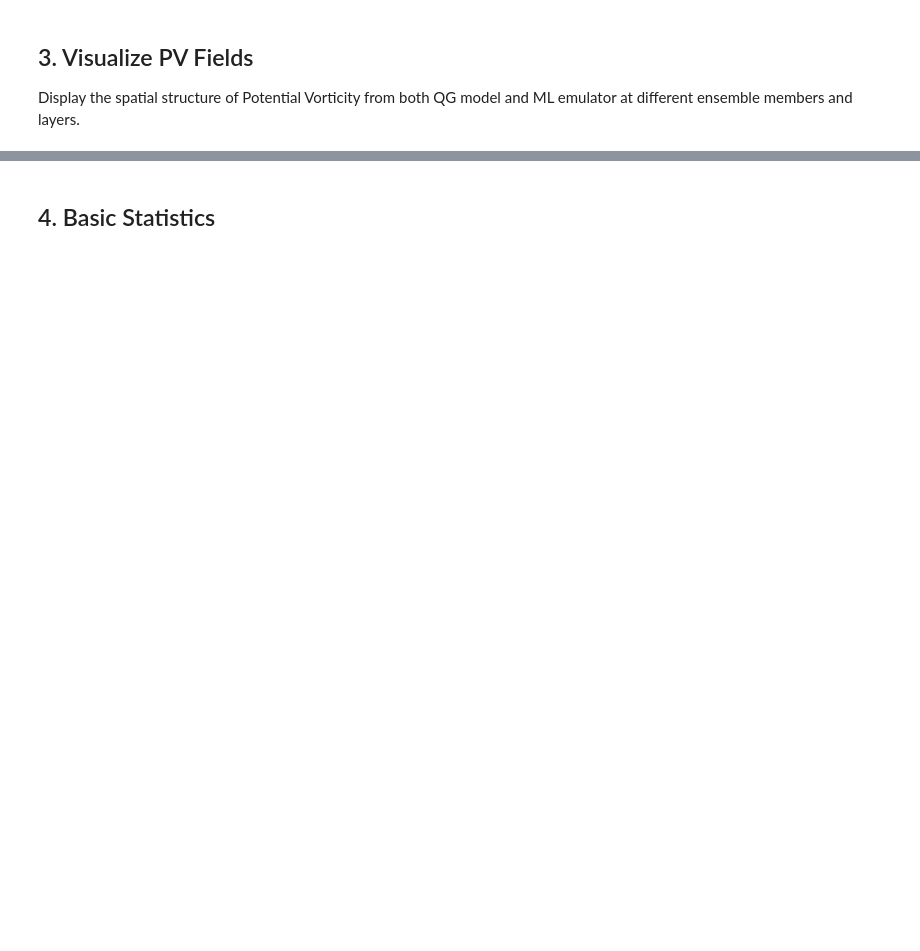
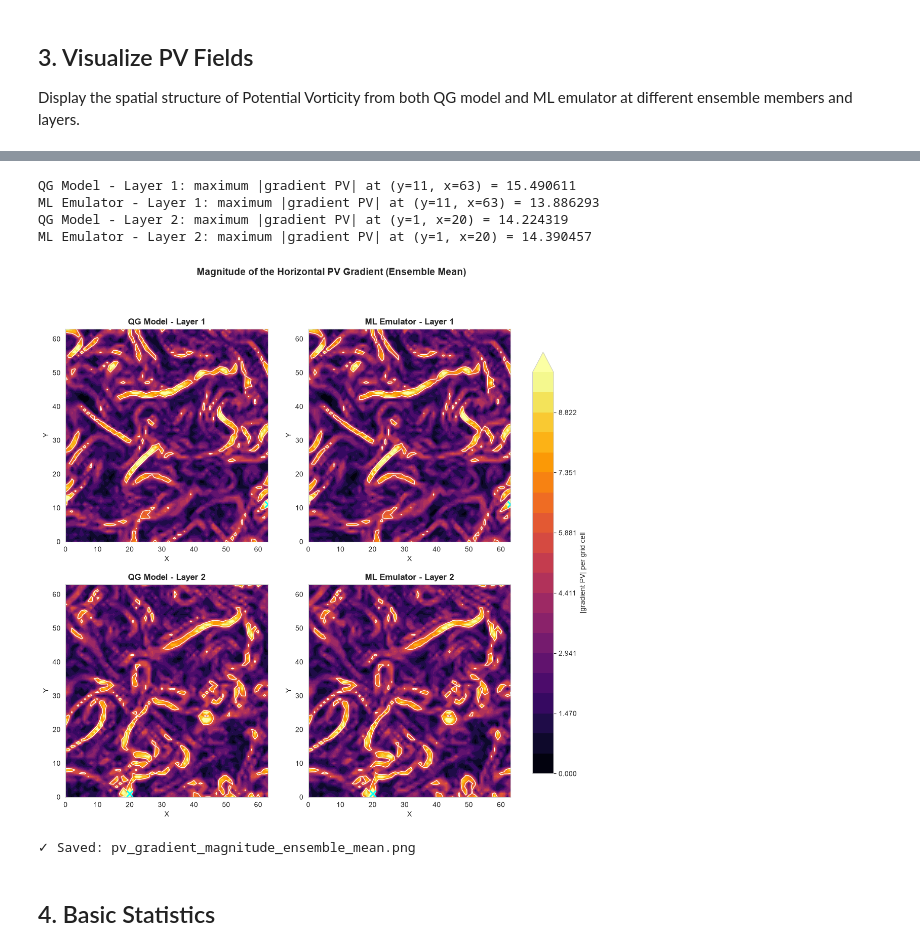
Before and after one commit to diegocarrio/QG_ML_Emulator, a Jupyter notebook: QG_ML_Analysis.ipynb, the cells around one changed output, grey strips where cells are left out. Drawn from its saved outputs; the diff is of its cells as text; code cells hidden in the pictures; blank space fills up the shorter version.

```diff
--- a/QG_ML_Analysis.ipynb
+++ b/QG_ML_Analysis.ipynb
@@ -121,3 +148,63 @@ print("✓ Saved: pv_fields_ensemble_mean.png")
+# %%
+# Compute the horizontal gradient magnitude of each ensemble-mean PV field
+def gradient_magnitude(field):
+    grad_y, grad_x = np.gradient(np.asarray(field))
+    return np.hypot(grad_x, grad_y)
+
+gradient_fields = [
+    gradient_magnitude(pv_qg_mean_l0),
+    gradient_magnitude(pv_ml_mean_l0),
+    gradient_magnitude(pv_qg_mean_l1),
+    gradient_magnitude(pv_ml_mean_l1),
+]
+
+gradient_titles = [
+    'QG Model - Layer 1',
+    'ML Emulator - Layer 1',
+    'QG Model - Layer 2',
+    'ML Emulator - Layer 2',
+]
+
+# Use a common color scale so that all panels can be compared directly
+vmax = np.percentile(np.concatenate([field.ravel() for field in gradient_fields]), 99)
+levels = np.linspace(0, vmax, 21)
+
+fig, axes = plt.subplots(2, 2, figsize=(14, 12))
+
+for ax, gradient, title in zip(axes.flat, gradient_fields, gradient_titles):
+    image = ax.contourf(gradient, levels=levels, cmap='inferno', extend='max')
+
+    # Delimit the 10% strongest gradients in this field
+    strong_gradient_threshold = np.percentile(gradient, 90)
+    ax.contour(
+        gradient,
+        levels=[strong_gradient_threshold],
+        colors='white',
+        linewidths=1.0,
+    )
+
+    # Mark the grid point containing the maximum gradient
+    max_y, max_x = np.unravel_index(np.argmax(gradient), gradient.shape)
+    ax.plot(max_x, max_y, marker='x', color='cyan', markersize=9, markeredgewidth=2)
+    ax.set_title(title, fontsize=12, fontweight='bold')
+    ax.set_xlabel('X')
+    ax.set_ylabel('Y')
+    print(f'{title}: maximum |gradient PV| at (y={max_y}, x={max_x}) = {gradient[max_y, max_x]:.6f}')
+
+fig.suptitle('Magnitude of the Horizontal PV Gradient (Ensemble Mean)', fontsize=14, fontweight='bold')
+colorbar = fig.colorbar(image, ax=axes, shrink=0.9, pad=0.04)
+colorbar.set_label('|gradient PV| per grid cell')
+plt.savefig('pv_gradient_magnitude_ensemble_mean.png', dpi=150, bbox_inches='tight')
+plt.show()
+
+print('✓ Saved: pv_gradient_magnitude_ensemble_mean.png')
+# %% [output]
+QG Model - Layer 1: maximum |gradient PV| at (y=11, x=63) = 15.490611
+ML Emulator - Layer 1: maximum |gradient PV| at (y=11, x=63) = 13.886293
+QG Model - Layer 2: maximum |gradient PV| at (y=1, x=20) = 14.224319
+ML Emulator - Layer 2: maximum |gradient PV| at (y=1, x=20) = 14.390457
+[figure, added]
+✓ Saved: pv_gradient_magnitude_ensemble_mean.png
 # %% [markdown]
 ## 4. Basic Statistics
 # %%
```
Also changed, not shown: parts of 10 cells of this notebook.
